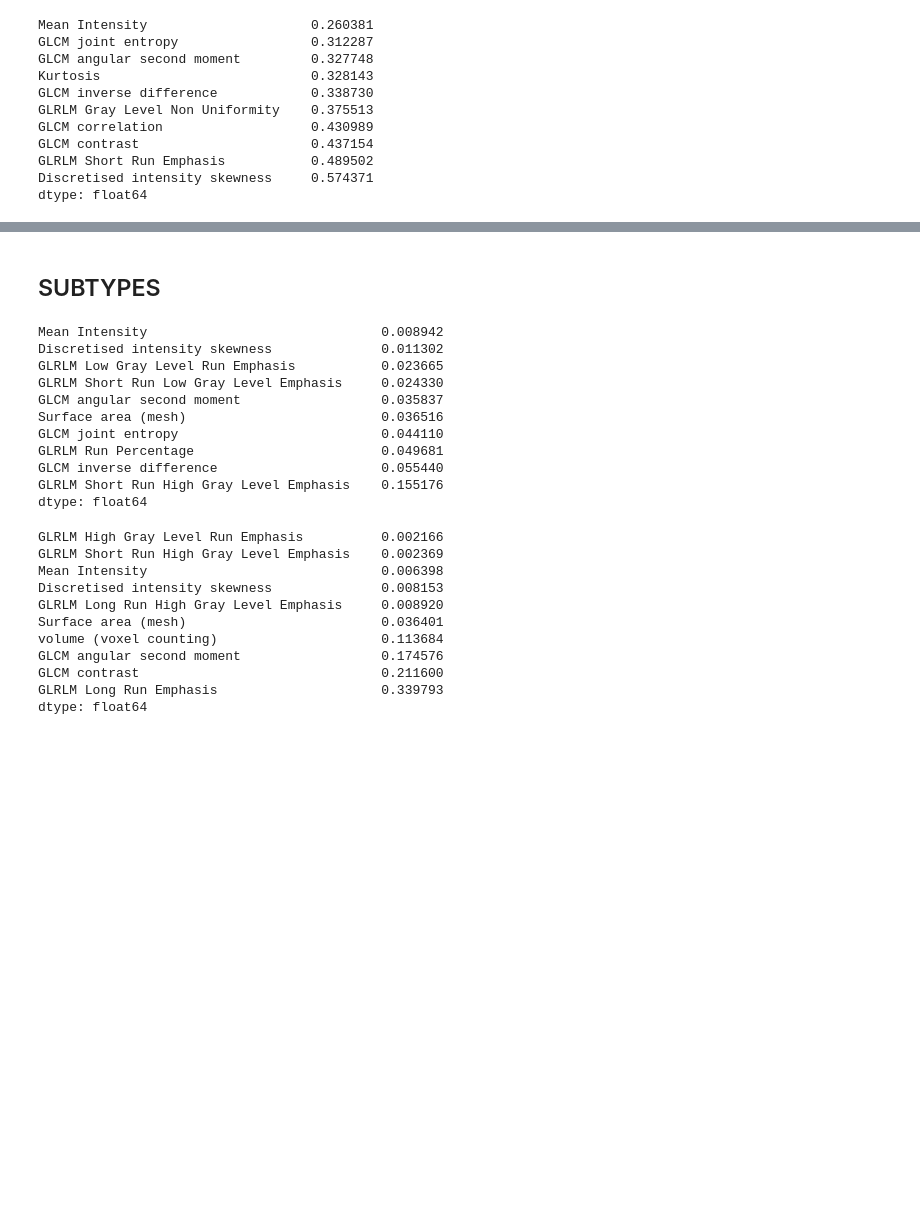
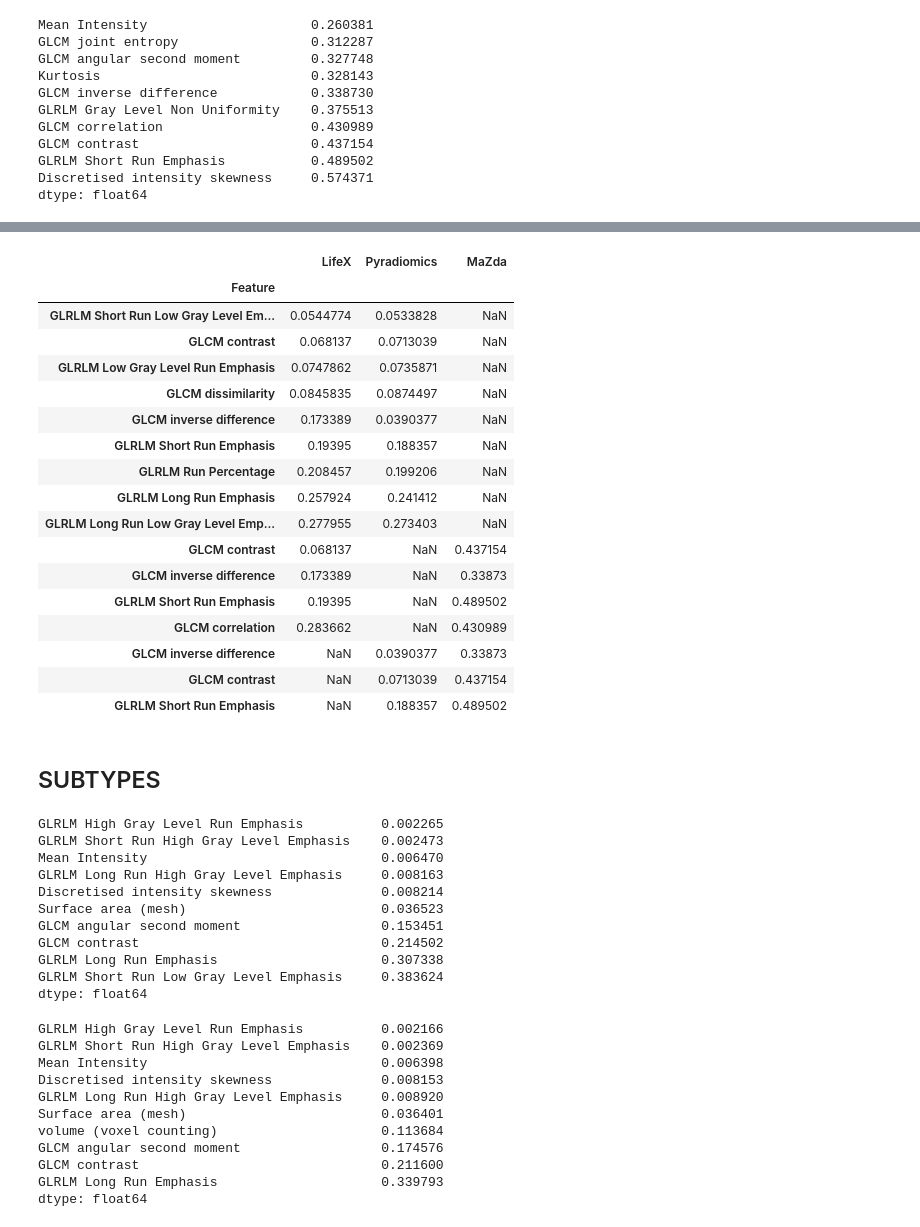
Before and after one commit to manos-mark/radiomics-features-extraction, a Jupyter notebook: statistical analysis.ipynb, the cells around one changed output, grey strips where cells are left out. Drawn from its saved outputs; the diff is of its cells as text; code cells hidden in the pictures; blank space fills up the shorter version.

Commit message:
new anova for lifex

```diff
--- a/statistical analysis.ipynb
+++ b/statistical analysis.ipynb
@@ -19,3 +19,30 @@ def find_best_ten(path):
     df = df[-1:].min().sort_values(ascending=True)
     # Get 10 minimum values
     return df[:10] #df[df < 0.05][:10]
+# %%
+def find_common_features(df):
+    df1 = df.loc[:,'LifeX Features':'LifeX Values']
+    df1.columns = ['Feature', 'Value']
+
+    df2 = df.loc[:,'Pyradiomics Features':'Pyradiomics Values']
+    df2.columns = ['Feature', 'Value']
+
+    df3 = df.loc[:,'MaZda Features':'MaZda Values']
+    df3.columns = ['Feature', 'Value']
+
+    col1 = pd.merge(df1, df2, on=['Feature'])
+    col1.columns = ['Feature', 'LifeX', 'Pyradiomics']
+
+    col2 = pd.merge(df1, df3, on=['Feature'])
+    col2.columns = ['Feature', 'LifeX', 'MaZda']
+
+    col3 = pd.merge(df2, df3,on=['Feature'])
+    col3.columns = ['Feature', 'Pyradiomics', 'MaZda']
+
+    commons = pd.concat([col1,col2,col3], axis=0)
+    commons.set_index('Feature', inplace=True)
+#     commons.groupby(by='Feature', axis=1)
+
+    return commons
+
+find_common_features(egfr_results)
@@ -95,6 +149,6 @@ egfr_results
 # %% [markdown]
 ## KRAS
 # %%
-lifex_kras_best = find_best_ten(os.path.join(root, 'LifeX','data', 'statistical-analysis', 'full_ANOVA-KRAS: best1 0.05.pkl'))
+lifex_kras_best = find_best_ten(os.path.join(root, 'LifeX','data', 'statistical-analysis', 'full_ANOVA-KRAS: best0 0.05.pkl'))
 lifex_kras_best
 # %% [output]
@@ -162,19 +203,42 @@ kras_results
+# %%
+kras_commons = find_common_features(kras_results)
+kras_commons.to_excel('kras_statistical_results.xlsx')
+kras_commons
+# %% [output]
+|  | LifeX | Pyradiomics | MaZda |
+| Feature |  |  |  |
+| GLRLM Short Run Low Gray Level Em... | 0.0544774 | 0.0533828 | NaN |
+| GLCM contrast | 0.068137 | 0.0713039 | NaN |
+| GLRLM Low Gray Level Run Emphasis | 0.0747862 | 0.0735871 | NaN |
+| GLCM dissimilarity | 0.0845835 | 0.0874497 | NaN |
+| GLCM inverse difference | 0.173389 | 0.0390377 | NaN |
+| GLRLM Short Run Emphasis | 0.19395 | 0.188357 | NaN |
+| GLRLM Run Percentage | 0.208457 | 0.199206 | NaN |
+| GLRLM Long Run Emphasis | 0.257924 | 0.241412 | NaN |
+| GLRLM Long Run Low Gray Level Emp... | 0.277955 | 0.273403 | NaN |
+| GLCM contrast | 0.068137 | NaN | 0.437154 |
+| GLCM inverse difference | 0.173389 | NaN | 0.33873 |
+| GLRLM Short Run Emphasis | 0.19395 | NaN | 0.489502 |
+| GLCM correlation | 0.283662 | NaN | 0.430989 |
+| GLCM inverse difference | NaN | 0.0390377 | 0.33873 |
+| GLCM contrast | NaN | 0.0713039 | 0.437154 |
+| GLRLM Short Run Emphasis | NaN | 0.188357 | 0.489502 |
 # %% [markdown]
 ## SUBTYPES
 # %%
-lifex_subtypes_best = find_best_ten(os.path.join(root, 'LifeX','data', 'statistical-analysis', 'full_ANOVA-SUBTYPES: best8 0.05.pkl'))
+lifex_subtypes_best = find_best_ten(os.path.join(root, 'LifeX','data', 'statistical-analysis', 'full_ANOVA-SUBTYPES: best6 0.05.pkl'))
 lifex_subtypes_best
 # %% [output]
-Mean Intensity                              0.008942
-Discretised intensity skewness              0.011302
-GLRLM Low Gray Level Run Emphasis           0.023665
-GLRLM Short Run Low Gray Level Emphasis     0.024330
-GLCM angular second moment                  0.035837
-Surface area (mesh)                         0.036516
-GLCM joint entropy                          0.044110
-GLRLM Run Percentage                        0.049681
-GLCM inverse difference                     0.055440
-GLRLM Short Run High Gray Level Emphasis    0.155176
+GLRLM High Gray Level Run Emphasis          0.002265
+GLRLM Short Run High Gray Level Emphasis    0.002473
+Mean Intensity                              0.006470
+GLRLM Long Run High Gray Level Emphasis     0.008163
+Discretised intensity skewness              0.008214
+Surface area (mesh)                         0.036523
+GLCM angular second moment                  0.153451
+GLCM contrast                               0.214502
+GLRLM Long Run Emphasis                     0.307338
+GLRLM Short Run Low Gray Level Emphasis     0.383624
 dtype: float64
 # %%
 pyradiomics_subtypes_best = find_best_ten(os.path.join(root, 'pyradiomics','data', 'statistical-analysis', 'full_ANOVA-SUBTYPES: best6 0.05.pkl'))
```
Also changed, not shown: parts of 11 cells of this notebook, 17 other files.
